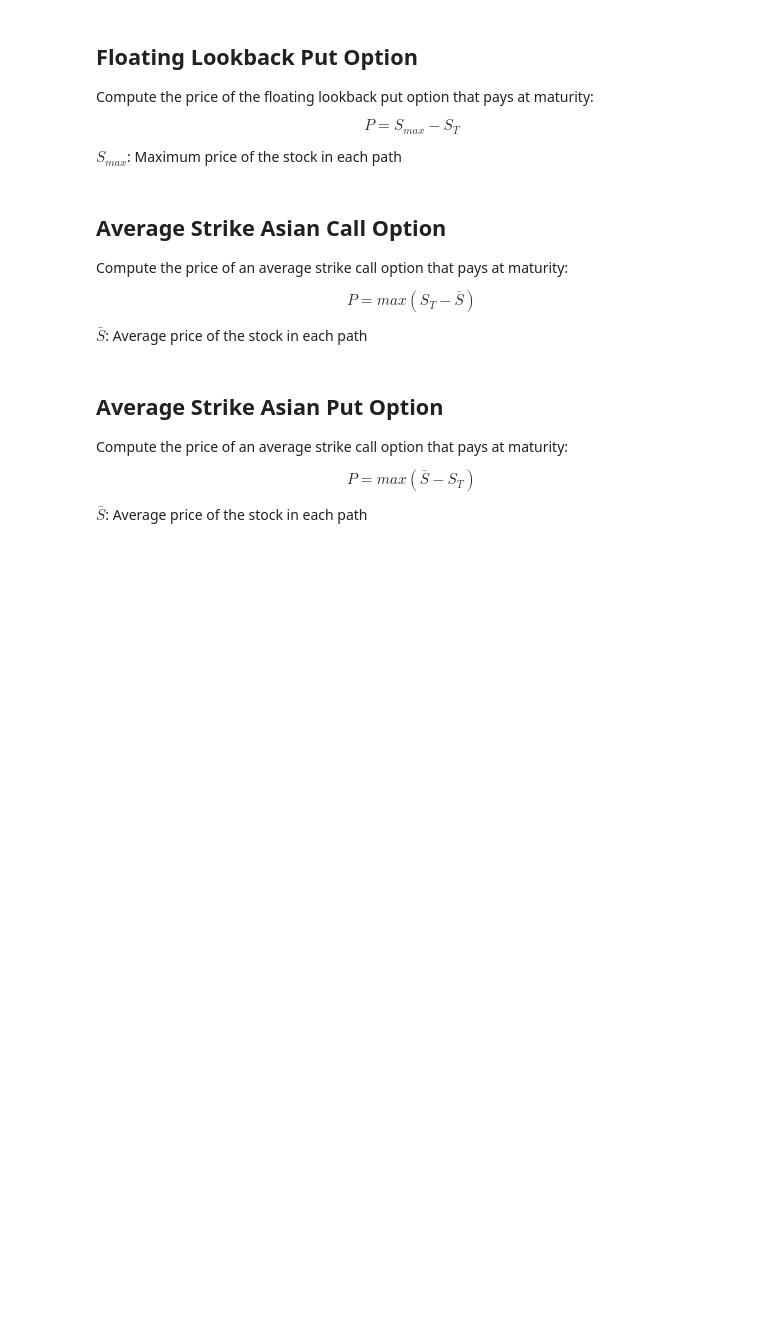
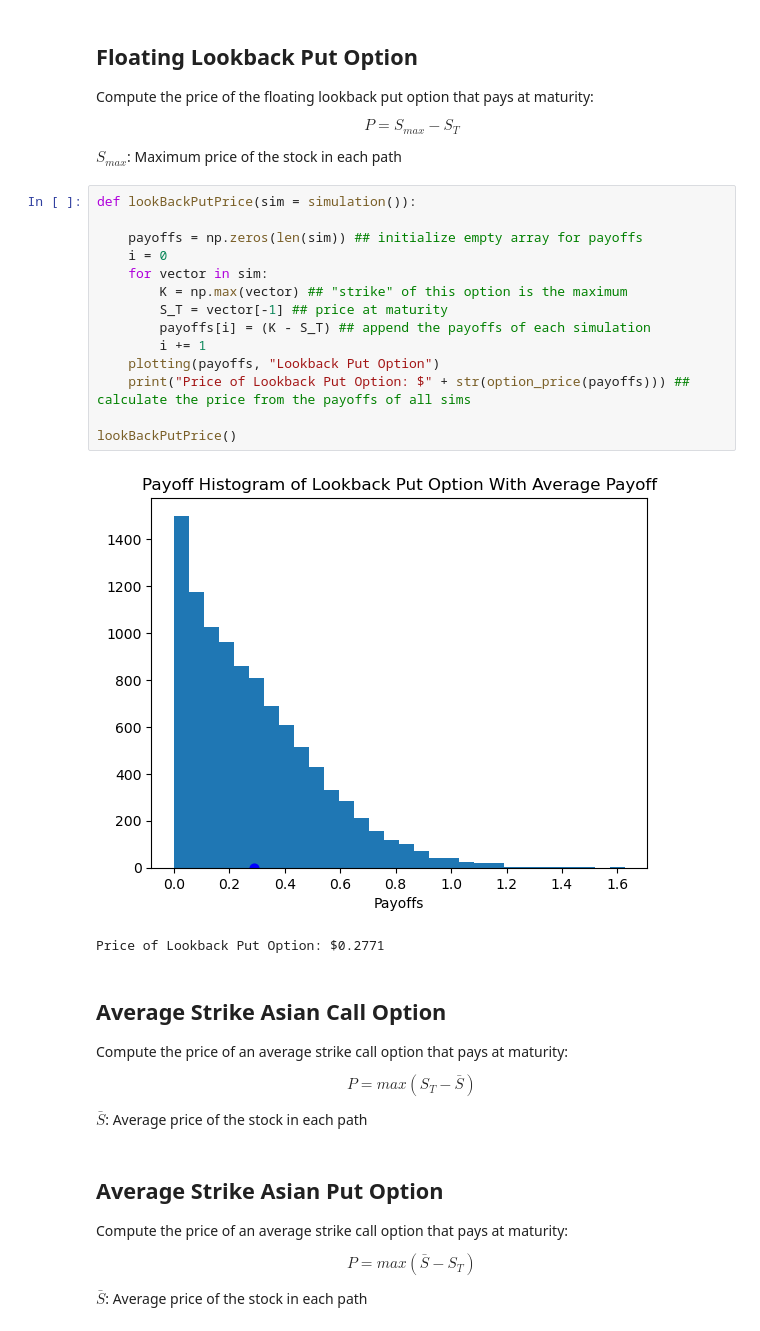
Before and after one commit to Stochastic-Foundations/Simulation-Based-Options-Pricing, a Jupyter notebook: OptionsPricing.ipynb, the cells around one changed output. Saved outputs shown, nothing was run; the diff lists cells and outputs as text; blank space fills up the shorter version.

```diff
--- a/OptionsPricing.ipynb
+++ b/OptionsPricing.ipynb
@@ -26,6 +79,23 @@ Compute the price of the floating lookback put option that pays at maturity:
 $$ P = S_{max} - S_T $$
 
 $S_{max}$: Maximum price of the stock in each path
+# %%
+def lookBackPutPrice(sim = simulation()):
+
+    payoffs = np.zeros(len(sim)) ## initialize empty array for payoffs
+    i = 0
+    for vector in sim:
+        K = np.max(vector) ## "strike" of this option is the maximum
+        S_T = vector[-1] ## price at maturity
+        payoffs[i] = (K - S_T) ## append the payoffs of each simulation
+        i += 1
+    plotting(payoffs, "Lookback Put Option")
+    print("Price of Lookback Put Option: $" + str(option_price(payoffs))) ## calculate the price from the payoffs of all sims
+
+lookBackPutPrice()
+# %% [output]
+[figure, added]
+Price of Lookback Put Option: $0.2771
 # %% [markdown]
 ## Average Strike Asian Call Option
 
```
Also changed, not shown: parts of 5 cells of this notebook.
